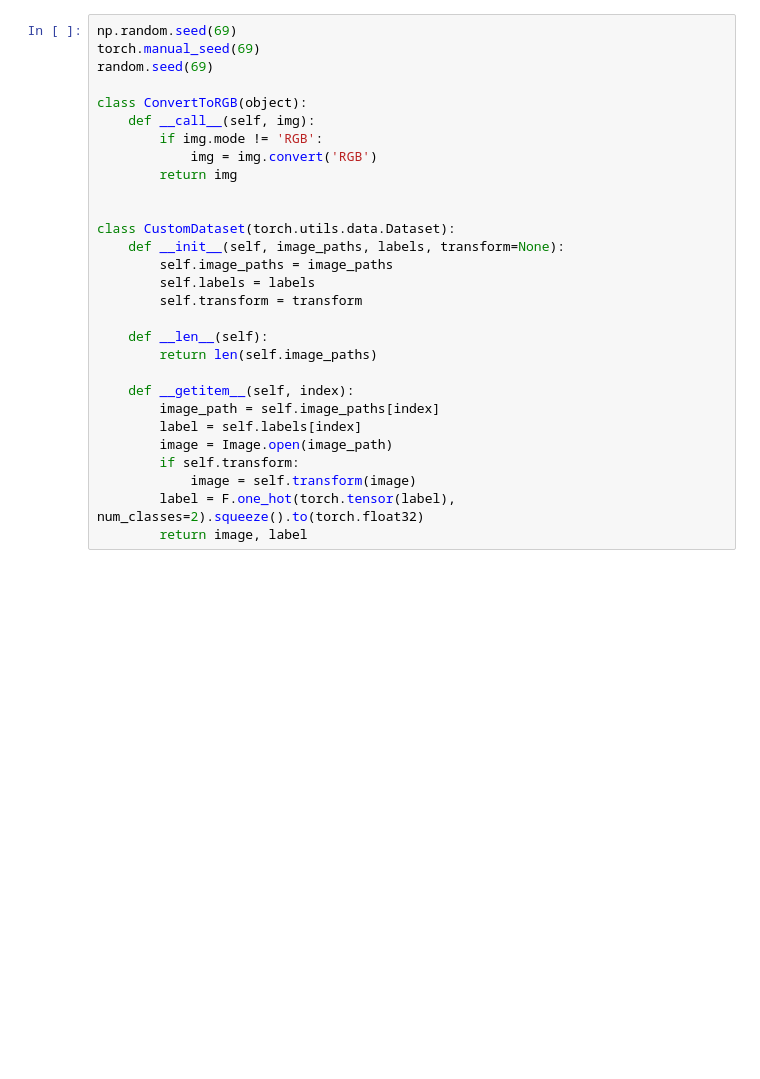
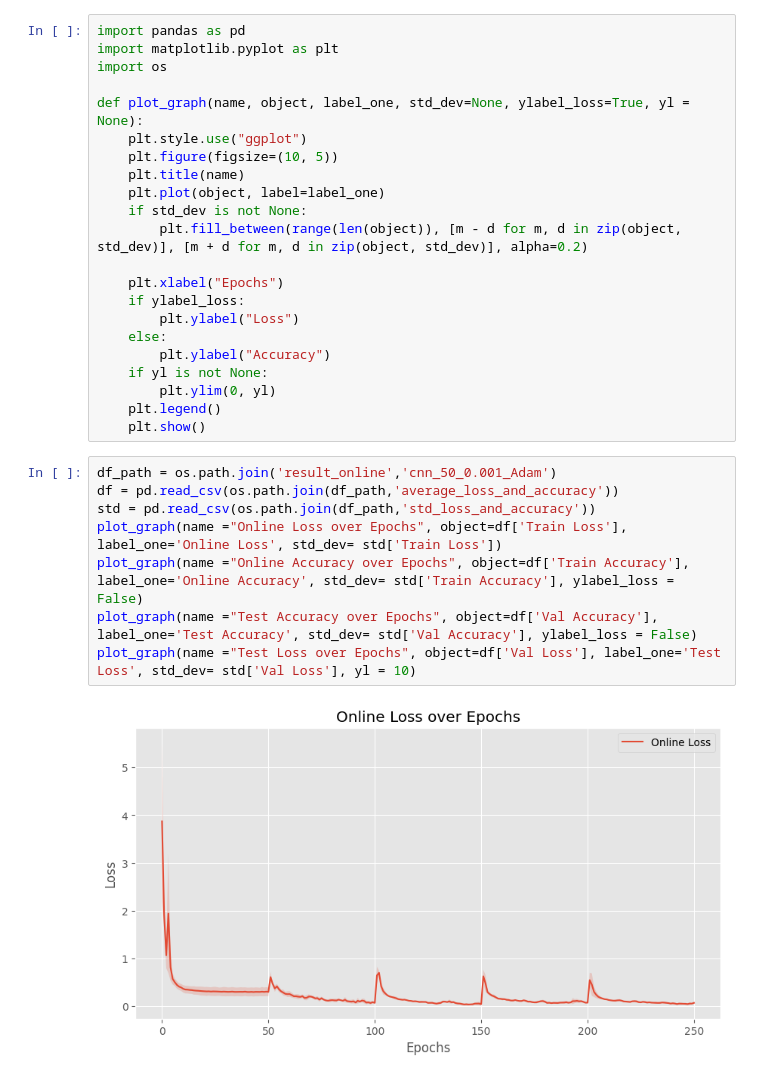
Before and after one commit to Stenaxo/RL_online_transfer, a Jupyter notebook: active.ipynb, the cells around one changed output. Drawn from its saved outputs; the diff is of its cells as text; blank space fills up the shorter version.

Commit message:
online

```diff
--- a/active.ipynb
+++ b/active.ipynb
@@ -12,29 +20,32 @@ import random
-# %%
-np.random.seed(69)
-torch.manual_seed(69)
-random.seed(69)
-
-class ConvertToRGB(object):
-    def __call__(self, img):
-        if img.mode != 'RGB':
-            img = img.convert('RGB')
-        return img
-
-
-class CustomDataset(torch.utils.data.Dataset):
-    def __init__(self, image_paths, labels, transform=None):
-        self.image_paths = image_paths
-        self.labels = labels
-        self.transform = transform
-
-    def __len__(self):
-        return len(self.image_paths)
-
-    def __getitem__(self, index):
-        image_path = self.image_paths[index]
-        label = self.labels[index]
-        image = Image.open(image_path)
-        if self.transform:
-            image = self.transform(image)
-        label = F.one_hot(torch.tensor(label), num_classes=2).squeeze().to(torch.float32)
-        return image, label
+# %%
+import pandas as pd
+import matplotlib.pyplot as plt
+import os
+
+def plot_graph(name, object, label_one, std_dev=None, ylabel_loss=True, yl = None):
+    plt.style.use("ggplot")
+    plt.figure(figsize=(10, 5))
+    plt.title(name)
+    plt.plot(object, label=label_one)
+    if std_dev is not None:
+        plt.fill_between(range(len(object)), [m - d for m, d in zip(object, std_dev)], [m + d for m, d in zip(object, std_dev)], alpha=0.2)
+
+    plt.xlabel("Epochs")
+    if ylabel_loss:
+        plt.ylabel("Loss")
+    else:
+        plt.ylabel("Accuracy")
+    if yl is not None:
+        plt.ylim(0, yl)
+    plt.legend()
+    plt.show()
+# %%
+df_path = os.path.join('result_online','cnn_50_0.001_Adam')
+df = pd.read_csv(os.path.join(df_path,'average_loss_and_accuracy'))
+std = pd.read_csv(os.path.join(df_path,'std_loss_and_accuracy'))
+plot_graph(name ="Online Loss over Epochs", object=df['Train Loss'], label_one='Online Loss', std_dev= std['Train Loss'])
+plot_graph(name ="Online Accuracy over Epochs", object=df['Train Accuracy'], label_one='Online Accuracy', std_dev= std['Train Accuracy'], ylabel_loss = False)
+plot_graph(name ="Test Accuracy over Epochs", object=df['Val Accuracy'], label_one='Test Accuracy', std_dev= std['Val Accuracy'], ylabel_loss = False)
+plot_graph(name ="Test Loss over Epochs", object=df['Val Loss'], label_one='Test Loss', std_dev= std['Val Loss'], yl = 10)
+# %% [output]
+[figure, added]
```
Also changed, not shown: parts of 20 cells of this notebook, 22 other files.
